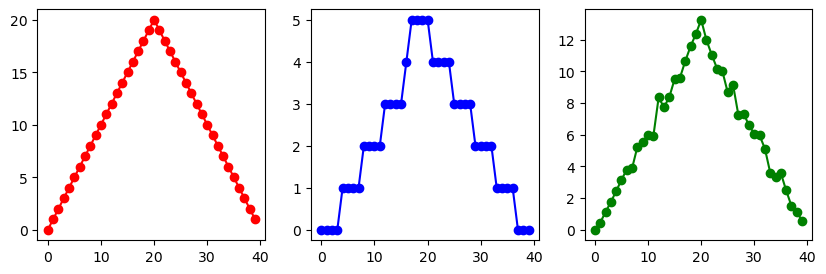
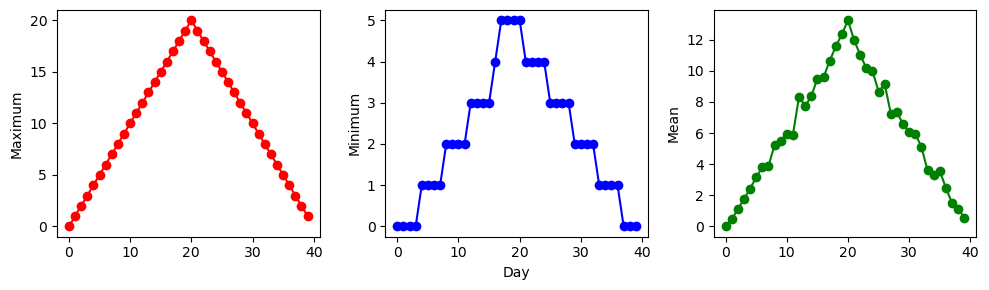
Unified diff of the notebook cell whose output changed from the first chart to the second:
--- before
+++ after
@@ -1,3 +1,4 @@
 filenames = sorted(glob.glob('./data/inflammation*csv'))
+filenames = filenames[0:3]
 
 for f in filenames:
@@ -24,12 +25,15 @@
     #data/inflammation-01.csv
     #inflammation-01-max.csv
-    output_file = 
-    output_file_name_max = 
-    output_file_name_min = 
-    output_file_name_mean = 
-    
+    output_file = f[7:-4]
+    print(output_file)
+    prefix = "output/" 
+    output_file_name_max = prefix + output_file + "-max.csv" 
+    output_file_name_min = prefix + output_file + "-min.csv"
+    output_file_name_mean = prefix + output_file + "-mean.csv"
     
     #save stats to files
-    #np.savetxt("output/foo.csv", data ,delimiter=",")
+    np.savetxt(output_file_name_max, max_value ,delimiter=",")
+    np.savetxt(output_file_name_min, min_value ,delimiter=",")
+    np.savetxt(output_file_name_mean, mean_value ,delimiter=",")
     
     #set labels for subplots

Commit: auto